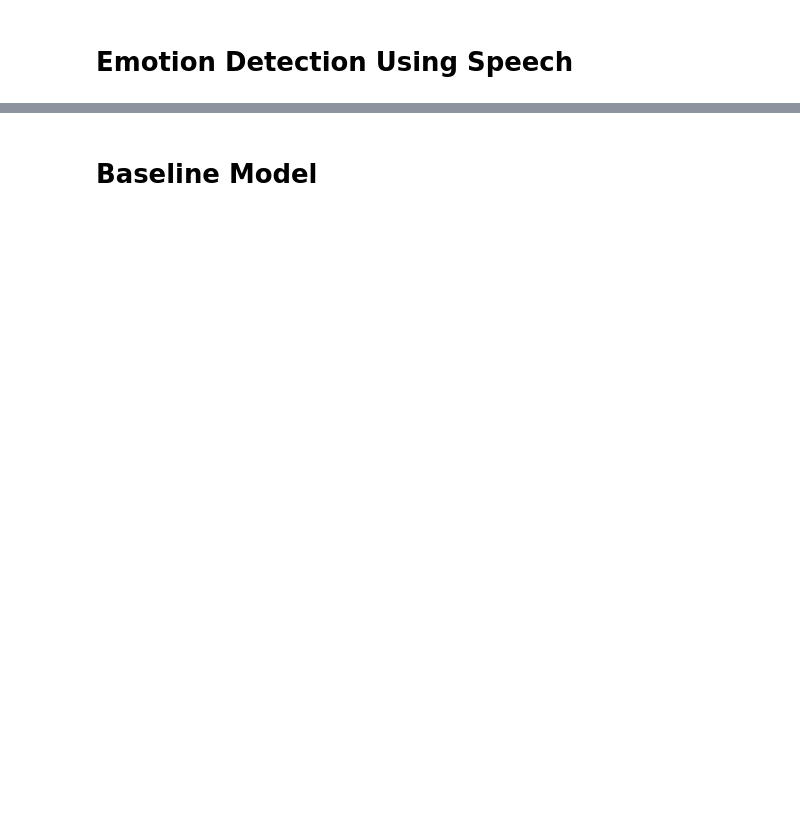
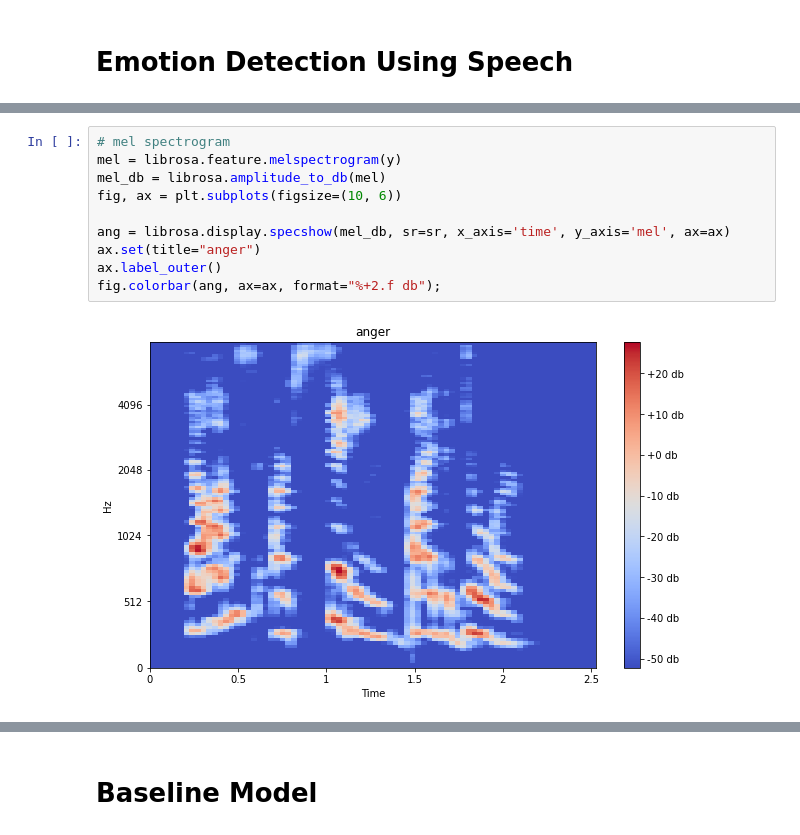
Before and after one commit to Jyve00/Emotion_Speech_Detection, a Jupyter notebook: main.ipynb, the cells around one changed output, grey strips where cells are left out. Cells and saved outputs as stored; diff of their text form; blank space fills up the shorter version.

```diff
--- a/main.ipynb
+++ b/main.ipynb
@@ -105,0 +163,12 @@ creating synthetic data
+# %%
+# mel spectrogram
+mel = librosa.feature.melspectrogram(y)
+mel_db = librosa.amplitude_to_db(mel)
+fig, ax = plt.subplots(figsize=(10, 6))
+
+ang = librosa.display.specshow(mel_db, sr=sr, x_axis='time', y_axis='mel', ax=ax)
+ax.set(title="anger")
+ax.label_outer()
+fig.colorbar(ang, ax=ax, format="%+2.f db");
+# %% [output]
+[figure, added]
```
Also changed, not shown: parts of 74 cells of this notebook, 17 other files.
